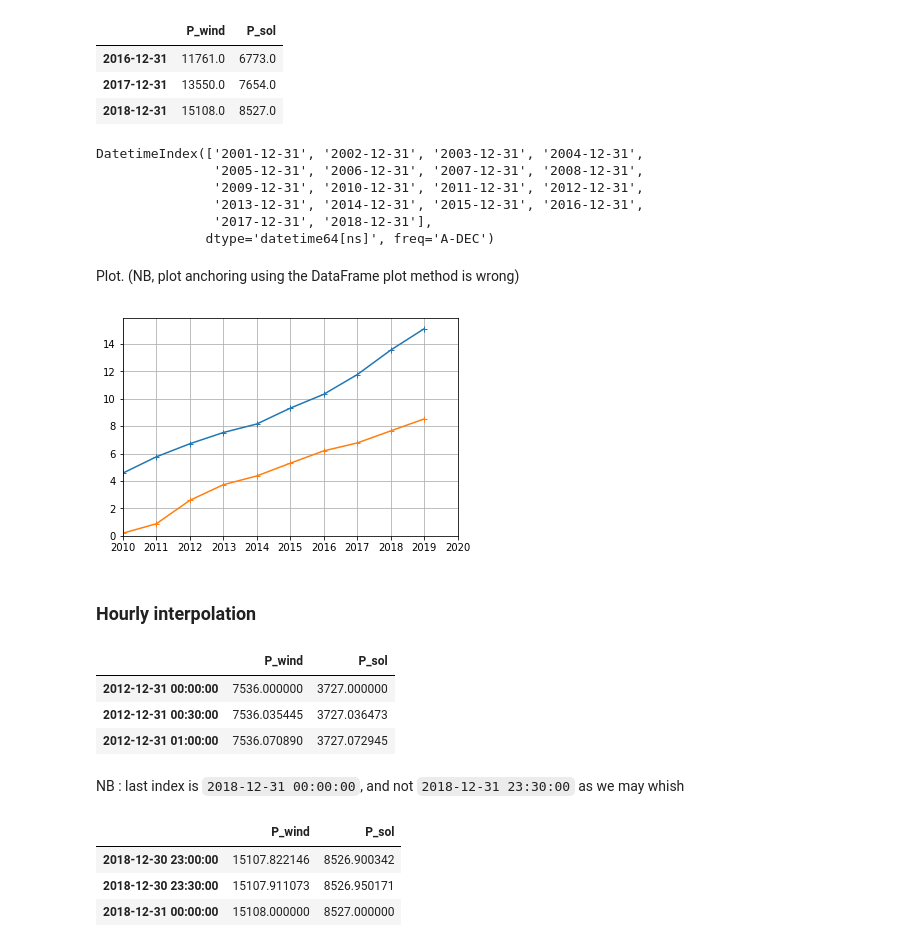
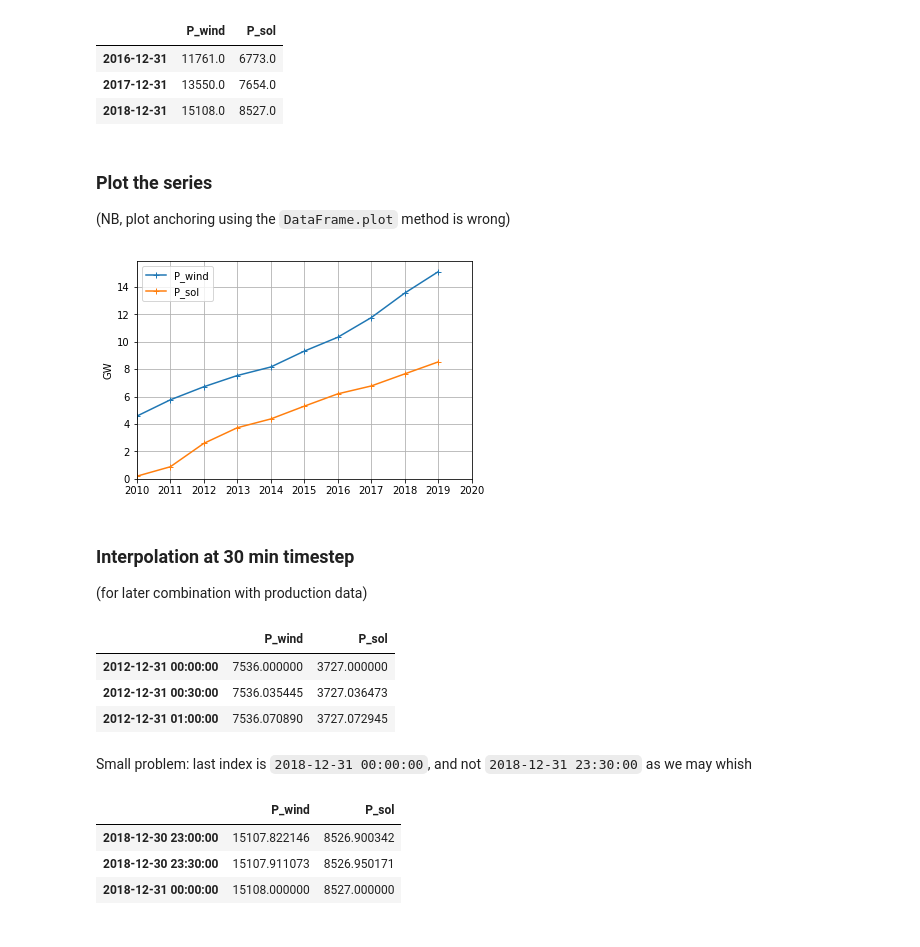
Before and after one commit to pierre-haessig/french-elec2, a Jupyter notebook: RTE_explore_concat.ipynb, the cells around one changed output. Drawn from its saved outputs; the diff is of its cells as text; code cells hidden in the pictures.

```diff
--- a/RTE_explore_concat.ipynb
+++ b/RTE_explore_concat.ipynb
@@ -16,9 +20,12 @@ import matplotlib.pyplot as plt
 # %% [markdown]
 ## Dataset 1: Installed solar & wind power
 # %%
-df = pd.read_csv('parc-national-annuel-prod-eolien-solaire.csv', sep=';', index_col=0)
+df = pd.read_csv('data/parc-national-annuel-prod-eolien-solaire.csv', sep=';', index_col=0)
 df.index.name = None
-df.rename(columns={'Parc installé éolien (MW)':'P_wind', 'Parc installé solaire (MW)': 'P_sol'}, inplace=True)
+# shorter column names:
+df.rename(columns={
+    'Parc installé éolien (MW)':'P_wind',
+    'Parc installé solaire (MW)': 'P_sol'}, inplace=True)
 df.sort_index(inplace=True)
 df.head(3)
 # %% [output]
@@ -38,14 +59,7 @@ df.tail(3)
 | 2016-12-31 | 11761.0 | 6773.0 |
 | 2017-12-31 | 13550.0 | 7654.0 |
 | 2018-12-31 | 15108.0 | 8527.0 |
-# %%
-df.index
-# %% [output]
-DatetimeIndex(['2001-12-31', '2002-12-31', '2003-12-31', '2004-12-31',
-               '2005-12-31', '2006-12-31', '2007-12-31', '2008-12-31',
-               '2009-12-31', '2010-12-31', '2011-12-31', '2012-12-31',
-               '2013-12-31', '2014-12-31', '2015-12-31', '2016-12-31',
-               '2017-12-31', '2018-12-31'],
-              dtype='datetime64[ns]', freq='A-DEC')
 # %% [markdown]
-Plot. (NB, plot anchoring using the DataFrame plot method is wrong)
+### Plot the series
+
+(NB, plot anchoring using the `DataFrame.plot` method is wrong)
@@ -52,13 +69,20 @@ Plot. (NB, plot anchoring using the DataFrame plot method is wrong)
 # %%
 plt.plot(df.index, df/1e3, '-+')
 
 plt.grid()
-plt.xlim('2010','2020')
-plt.ylim(ymin=0);
+plt.legend(['P_wind', 'P_sol'])
+
+plt.ylim(ymin=0)
+plt.ylabel('GW')
+
+# select only last decade
+plt.xlim('2010','2020');
 # %% [output]
-[figure, old version]
+[figure, new version]
-# %% [markdown]
-### Hourly interpolation
+# %% [markdown]
+### Interpolation at 30 min timestep
+
+(for later combination with production data)
 # %%
 inspow = df['2012':].resample('30T').interpolate()
 # %%
@@ -69,7 +93,7 @@ inspow.head(3)
 | 2012-12-31 00:30:00 | 7536.035445 | 3727.036473 |
 | 2012-12-31 01:00:00 | 7536.070890 | 3727.072945 |
 # %% [markdown]
-NB : last index is `2018-12-31 00:00:00`, and not `2018-12-31 23:30:00` as we may whish
+Small problem: last index is `2018-12-31 00:00:00`, and not `2018-12-31 23:30:00` as we may whish
 # %%
 inspow.tail(3)
 # %% [output]
```
Also changed, not shown: parts of 42 cells of this notebook, 4 other files.
